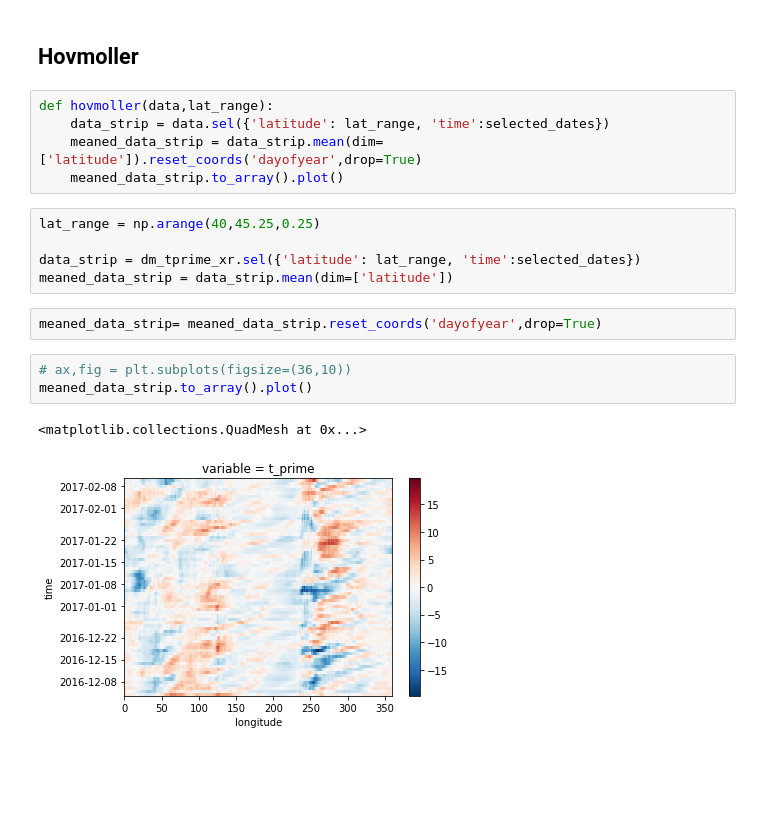
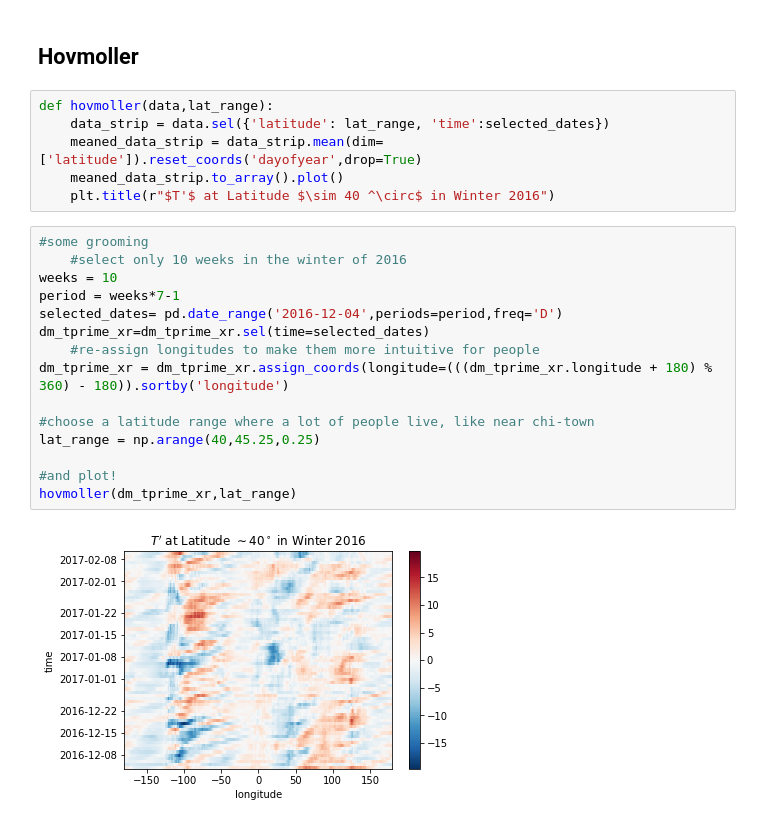
Before and after one commit to geosciences-data-practicum/reanalysis_getter, a Jupyter notebook: analysis/Hovmollers_other_pure_plotting.ipynb, the cells around one changed output. Cells and saved outputs as stored; diff of their text form; blank space fills up the shorter version.

```diff
--- a/analysis/Hovmollers_other_pure_plotting.ipynb
+++ b/analysis/Hovmollers_other_pure_plotting.ipynb
@@ -35,17 +32,22 @@ def hovmoller(data,lat_range):
     data_strip = data.sel({'latitude': lat_range, 'time':selected_dates})
     meaned_data_strip = data_strip.mean(dim=['latitude']).reset_coords('dayofyear',drop=True)
     meaned_data_strip.to_array().plot()
+    plt.title(r"$T'$ at Latitude $\sim 40 ^\circ$ in Winter 2016")
-# %%
-lat_range = np.arange(40,45.25,0.25)
-
-data_strip = dm_tprime_xr.sel({'latitude': lat_range, 'time':selected_dates})
-meaned_data_strip = data_strip.mean(dim=['latitude'])
-# %%
-meaned_data_strip= meaned_data_strip.reset_coords('dayofyear',drop=True)
-# %%
-# ax,fig = plt.subplots(figsize=(36,10))
-meaned_data_strip.to_array().plot()
-# %% [output]
-<matplotlib.collections.QuadMesh at 0x...>
-[figure, removed]
+# %%
+#some grooming
+    #select only 10 weeks in the winter of 2016
+weeks = 10
+period = weeks*7-1
+selected_dates= pd.date_range('2016-12-04',periods=period,freq='D')
+dm_tprime_xr=dm_tprime_xr.sel(time=selected_dates)
+    #re-assign longitudes to make them more intuitive for people
+dm_tprime_xr = dm_tprime_xr.assign_coords(longitude=(((dm_tprime_xr.longitude + 180) % 360) - 180)).sortby('longitude')
+
+#choose a latitude range where a lot of people live, like near chi-town
+lat_range = np.arange(40,45.25,0.25)
+
+#and plot!
+hovmoller(dm_tprime_xr,lat_range)
+# %% [output]
+[figure, added]
 # %%
```
Also changed, not shown: parts of 6 cells of this notebook.
